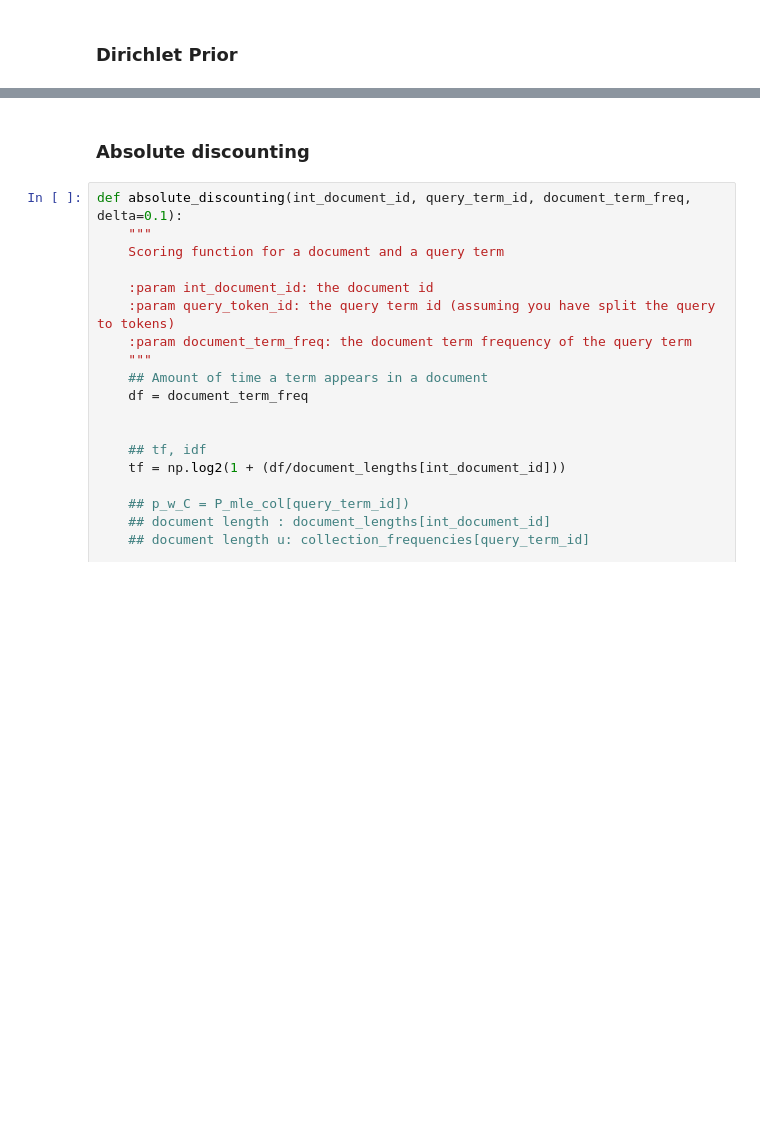
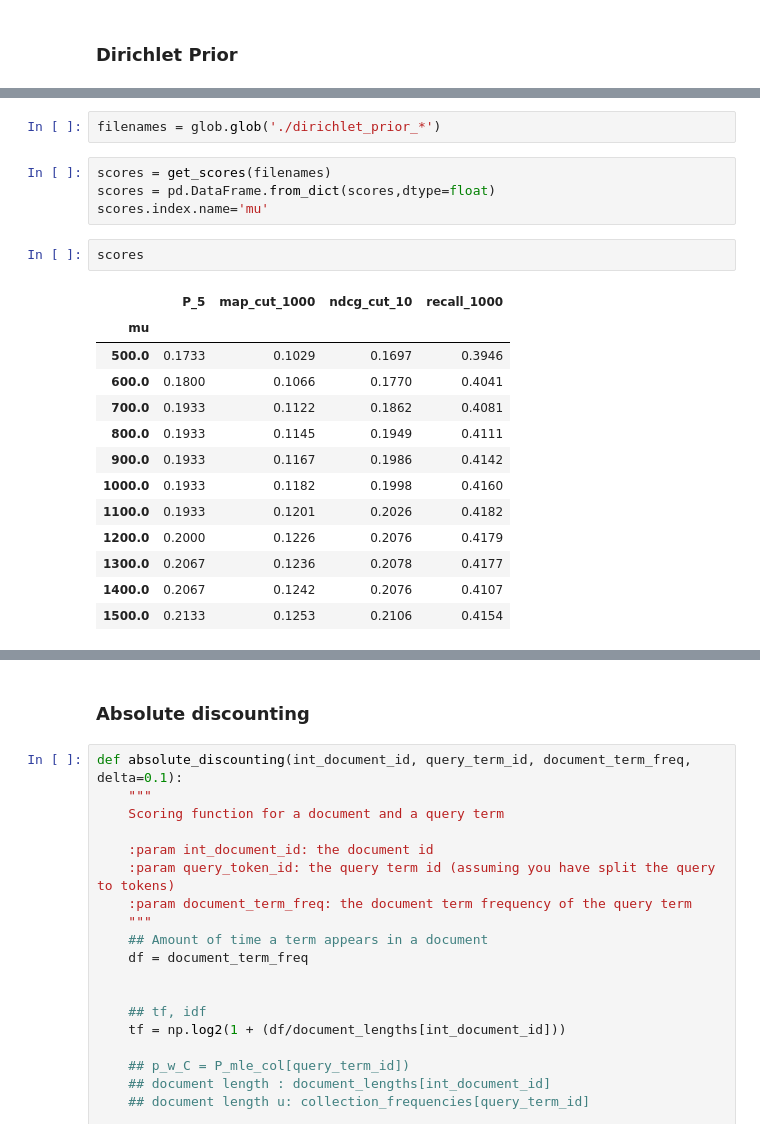
Before and after one commit to littlewine/search-struct-unstruct-data, a Jupyter notebook: assignment 1 clean.ipynb, the cells around one changed output, grey strips where cells are left out. Cells and saved outputs as stored; diff of their text form; blank space fills up the shorter version.

```diff
--- a/assignment 1 clean.ipynb
+++ b/assignment 1 clean.ipynb
@@ -541,0 +636,22 @@ print ('elapsed time:',time.time()-start_time)
+# %%
+filenames = glob.glob('./dirichlet_prior_*')
+# %%
+scores = get_scores(filenames)
+scores = pd.DataFrame.from_dict(scores,dtype=float)
+scores.index.name='mu'
+# %%
+scores
+# %% [output]
+|  | P_5 | map_cut_1000 | ndcg_cut_10 | recall_1000 |
+| mu |  |  |  |  |
+| 500.0 | 0.1733 | 0.1029 | 0.1697 | 0.3946 |
+| 600.0 | 0.1800 | 0.1066 | 0.1770 | 0.4041 |
+| 700.0 | 0.1933 | 0.1122 | 0.1862 | 0.4081 |
+| 800.0 | 0.1933 | 0.1145 | 0.1949 | 0.4111 |
+| 900.0 | 0.1933 | 0.1167 | 0.1986 | 0.4142 |
+| 1000.0 | 0.1933 | 0.1182 | 0.1998 | 0.4160 |
+| 1100.0 | 0.1933 | 0.1201 | 0.2026 | 0.4182 |
+| 1200.0 | 0.2000 | 0.1226 | 0.2076 | 0.4179 |
+| 1300.0 | 0.2067 | 0.1236 | 0.2078 | 0.4177 |
+| 1400.0 | 0.2067 | 0.1242 | 0.2076 | 0.4107 |
+| 1500.0 | 0.2133 | 0.1253 | 0.2106 | 0.4154 |
```
Also changed, not shown: parts of 38 cells of this notebook.
